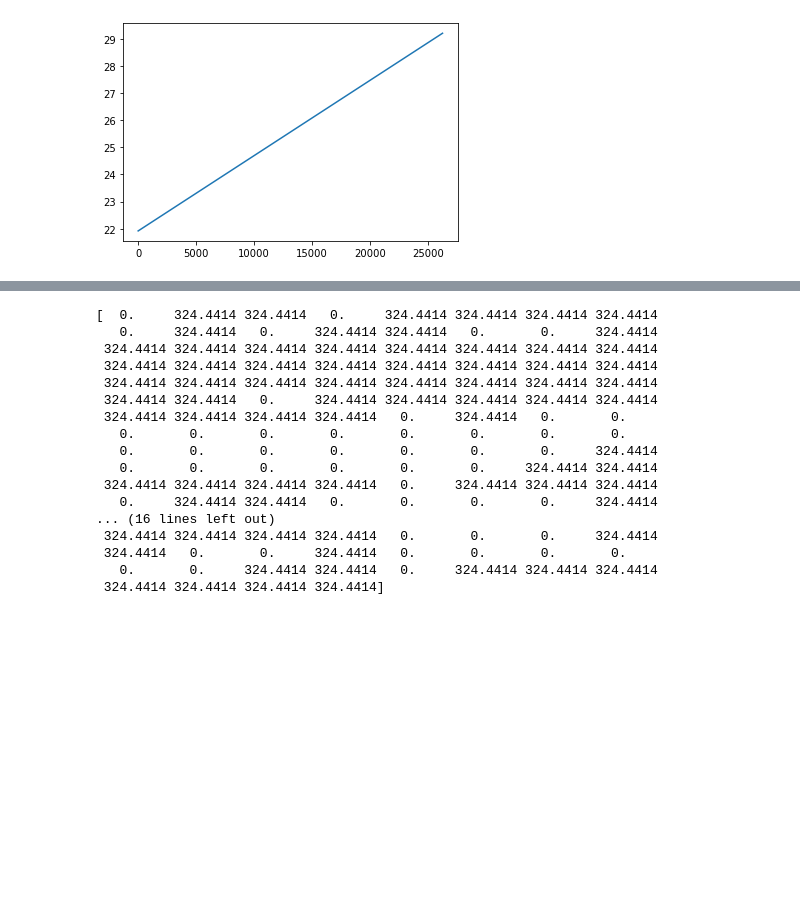
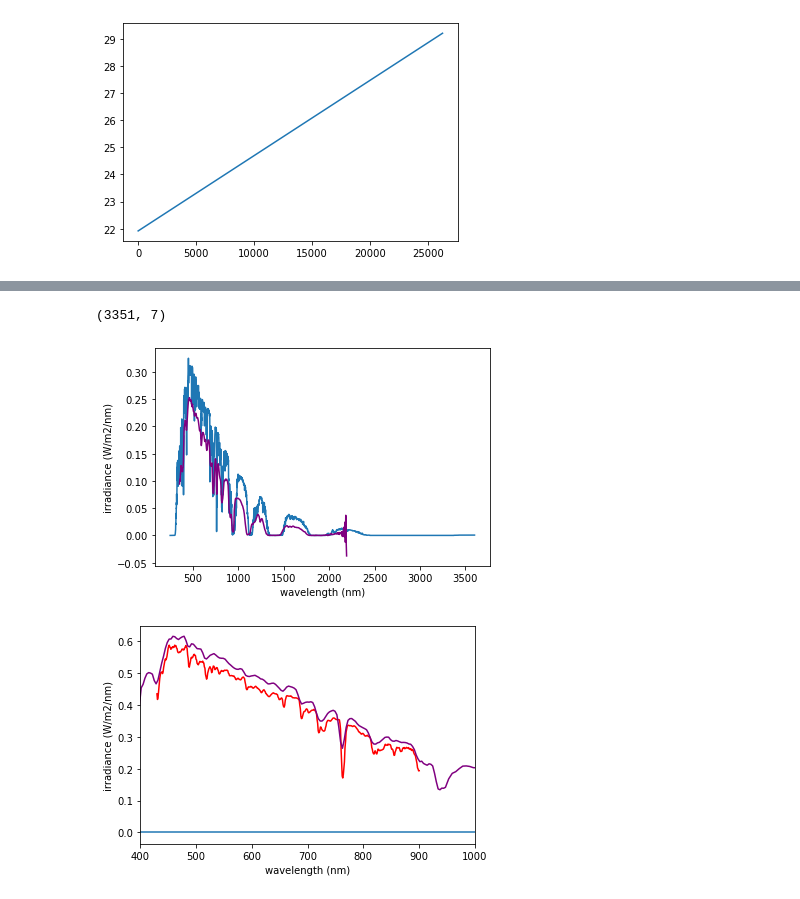
Before and after one commit to yulanhong/Camp2Ex_cirrus_aerosol_radiation, a Jupyter notebook: Simulate_real_case_era5.ipynb, the cells around one changed output, grey strips where cells are left out. Cells and saved outputs as stored; diff of their text form; code cells hidden in the pictures; blank space fills up the shorter version.

```diff
--- a/Simulate_real_case_era5.ipynb
+++ b/Simulate_real_case_era5.ipynb
@@ -655,23 +731,25 @@ sh: warning: setlocale: LC_ALL: cannot change locale (C.UTF-8)
-# %%
-print(lwup_output)
-# %% [output]
-[  0.     324.4414 324.4414   0.     324.4414 324.4414 324.4414 324.4414
-   0.     324.4414   0.     324.4414 324.4414   0.       0.     324.4414
- 324.4414 324.4414 324.4414 324.4414 324.4414 324.4414 324.4414 324.4414
- 324.4414 324.4414 324.4414 324.4414 324.4414 324.4414 324.4414 324.4414
- 324.4414 324.4414 324.4414 324.4414 324.4414 324.4414 324.4414 324.4414
- 324.4414 324.4414   0.     324.4414 324.4414 324.4414 324.4414 324.4414
- 324.4414 324.4414 324.4414 324.4414   0.     324.4414   0.       0.
-   0.       0.       0.       0.       0.       0.       0.       0.
-   0.       0.       0.       0.       0.       0.       0.     324.4414
-   0.       0.       0.       0.       0.       0.     324.4414 324.4414
- 324.4414 324.4414 324.4414 324.4414   0.     324.4414 324.4414 324.4414
-   0.     324.4414 324.4414   0.       0.       0.       0.     324.4414
-... (16 lines left out)
- 324.4414 324.4414 324.4414 324.4414   0.       0.       0.     324.4414
- 324.4414   0.       0.     324.4414   0.       0.       0.       0.
-   0.       0.     324.4414 324.4414   0.     324.4414 324.4414 324.4414
- 324.4414 324.4414 324.4414 324.4414]
+# %%
+print(swic_dataT.shape)
+simuwv=swic_dataT[:,0]
+swup_output=swic_dataT[:,5]/1000.0
+swdn_output=swic_dataT[:,6]/1000.0
+plt.plot(simuwv,swup_output)
+plt.plot(ssfr_nadwvl,tpssfr_nadflux,'purple')
+plt.ylabel('irradiance (W/m2/nm)')
+plt.xlabel('wavelength (nm)')
+
+plt.show()
+plt.plot(simuwv,swdn_output)
+plt.plot(spn_wave,tpspn_irad_tot,'r')
+plt.plot(ssfr_zenwvl,tpssfr_zenflux,'purple')
+plt.ylabel('irradiance (W/m2/nm)')
+plt.xlabel('wavelength (nm)')
+plt.xlim([400,1000])
+plt.show()
+# %% [output]
+(3351, 7)
+[figure, added]
+[figure, added]
 # %%
 # get metta data for attitude adjustment
 
```
Also changed, not shown: parts of 6 cells of this notebook.
